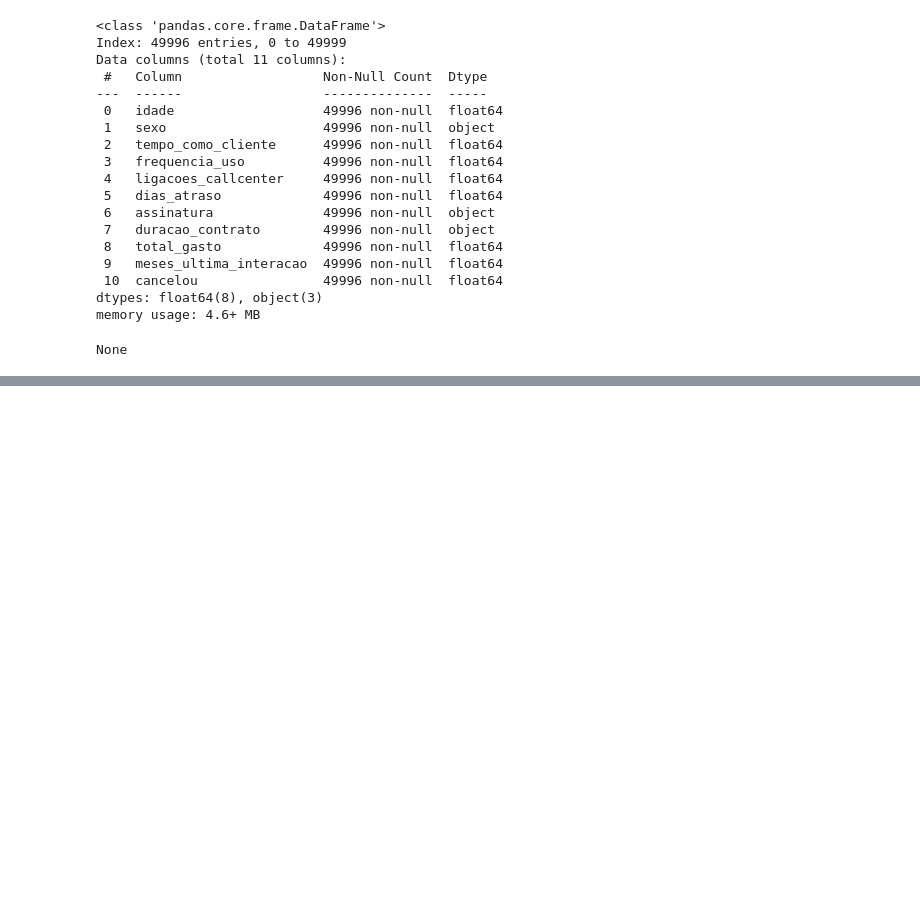
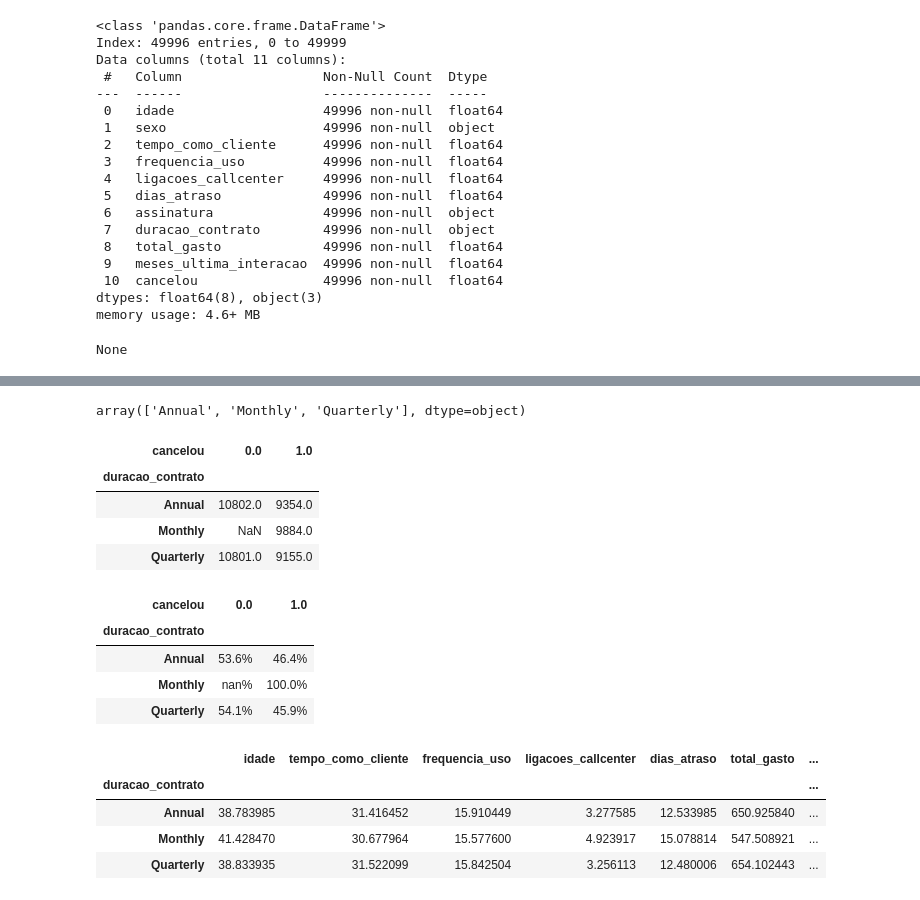
Before and after one commit to jonatttan/python_projects_for_begginers, a Jupyter notebook: Data_analysis_with_Python/main.ipynb, the cells around one changed output, grey strips where cells are left out. Cells and saved outputs as stored; diff of their text form; code cells hidden in the pictures; blank space fills up the shorter version.

Commit message:
Analysis of the impact of contract duration on cancellations, without considering monthly contracts, and comparison of cancellation rates before and after filtering out the monthly contracts

```diff
--- a/Data_analysis_with_Python/main.ipynb
+++ b/Data_analysis_with_Python/main.ipynb
@@ -119,0 +138,27 @@ None
+# %%
+#What types of contract duration do we have?
+display(cancellations_table["duracao_contrato"].unique())
+
+#So we have 3 types of contract duration. Let's check the amount and percentage of cancellations for each type of contract.
+display(cancellations_table.groupby("duracao_contrato")["cancelou"].value_counts().unstack())
+display(cancellations_table.groupby("duracao_contrato")["cancelou"].value_counts(normalize=True).unstack().map("{:.1%}".format))
+
+#Another way to view the data average, generally sorted by 'duracao_contrato' column.
+display(cancellations_table.groupby("duracao_contrato").mean(numeric_only=True))
+# %% [output]
+array(['Annual', 'Monthly', 'Quarterly'], dtype=object)
+| cancelou | 0.0 | 1.0 |
+| duracao_contrato |  |  |
+| Annual | 10802.0 | 9354.0 |
+| Monthly | NaN | 9884.0 |
+| Quarterly | 10801.0 | 9155.0 |
+| cancelou | 0.0 | 1.0 |
+| duracao_contrato |  |  |
+| Annual | 53.6% | 46.4% |
+| Monthly | nan% | 100.0% |
+| Quarterly | 54.1% | 45.9% |
+|  | idade | tempo_como_cliente | frequencia_uso | ligacoes_callcenter | dias_atraso | total_gasto | ... |
+| duracao_contrato |  |  |  |  |  |  | ... |
+| Annual | 38.783985 | 31.416452 | 15.910449 | 3.277585 | 12.533985 | 650.925840 | ... |
+| Monthly | 41.428470 | 30.677964 | 15.577600 | 4.923917 | 15.078814 | 547.508921 | ... |
+| Quarterly | 38.833935 | 31.522099 | 15.842504 | 3.256113 | 12.480006 | 654.102443 | ... |
```
Also changed, not shown: parts of 4 cells of this notebook.
